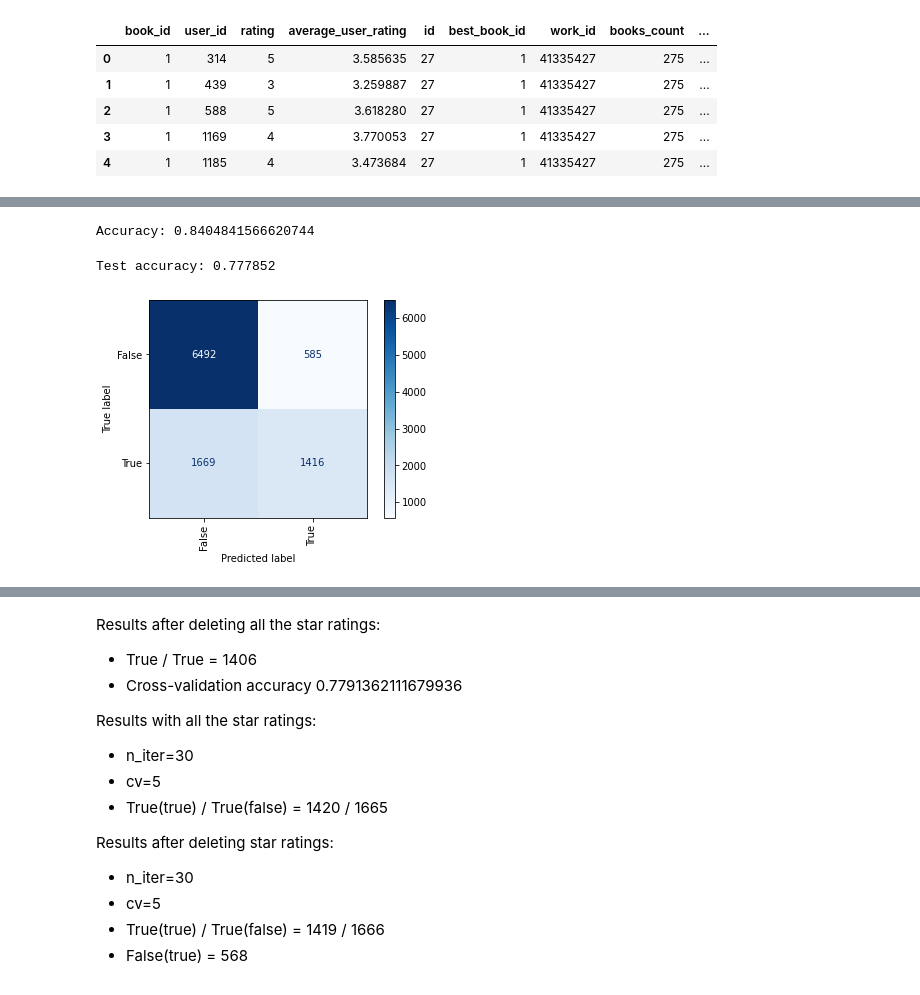
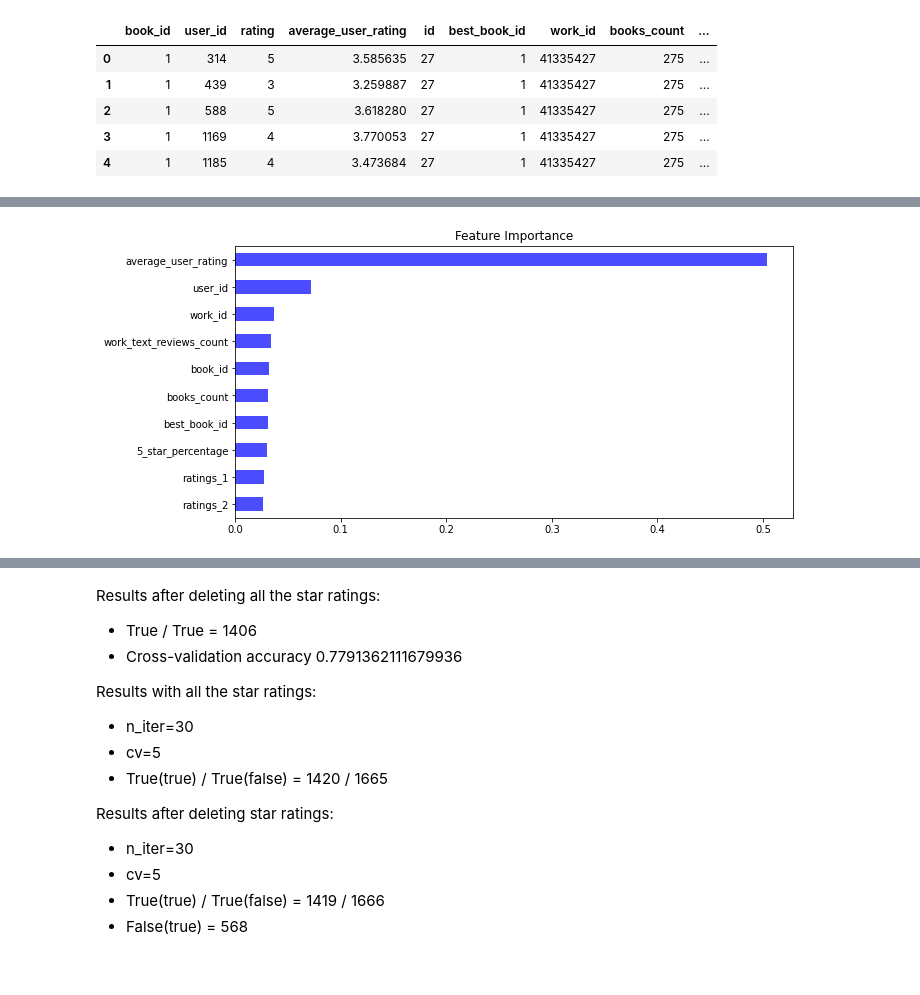
Before and after one commit to charlie-may86/Book-Model, a Jupyter notebook: book_model.ipynb, the cells around one changed output, grey strips where cells are left out. Drawn from its saved outputs; the diff is of its cells as text; code cells hidden in the pictures.

```diff
--- a/book_model.ipynb
+++ b/book_model.ipynb
@@ -316,37 +369,20 @@ plt.savefig('PDP_plot.png', dpi=300);
 # %%
+# Get feature importances
 rf = pipeline.named_steps['randomforestclassifier']
-importances = pd.Series(rf.feature_importances_, X_train.columns)
+importances = pd.Series(rf.feature_importances_, X_test.columns)
 
 # Plot feature importances
-%matplotlib inline
-import matplotlib.pyplot as plt
+# %matplotlib inline
+# import matplotlib.pyplot as plt
 
-n = 40
+n = 10
 plt.figure(figsize=(10,n/2))
-plt.title(f'Top {n} features')
-importances.sort_values()[-n:].plot.barh(color='grey');
+plt.title('Feature Importance')
+importances.sort_values()[-n:].plot.barh(color='blue', alpha=.7)
+
+plt.savefig('feature_importance.png', dpi=300, bbox_inches = 'tight')
+# %% [output]
+[figure, added]
-# %%
-pipeline.fit(X_val, y_val)
-print(f'Accuracy: {pipeline.score(X_val, y_val)}')
-# %% [output]
-Accuracy: 0.8404841566620744
-# %%
-from sklearn.metrics import accuracy_score
-y_pred = pipeline.predict(X_test)
-accuracy = accuracy_score(y_test, y_pred)
-print(f'Test accuracy: {accuracy:,.6f}')
-# %% [output]
-Test accuracy: 0.777852
-# %%
-#Check the results
-from sklearn.metrics import plot_confusion_matrix
-
-confusion_matrix = plot_confusion_matrix(search, X_val, y_val,
-                      values_format='.0f', xticks_rotation='vertical', cmap="Blues")
-
-plt.savefig('confusion.png', dpi=300)
-# %% [output]
-[figure, removed]
 # %%
 #what is a persons average rating
 #what if I only wanted 5 star books
```
Also changed, not shown: parts of 34 cells of this notebook.
